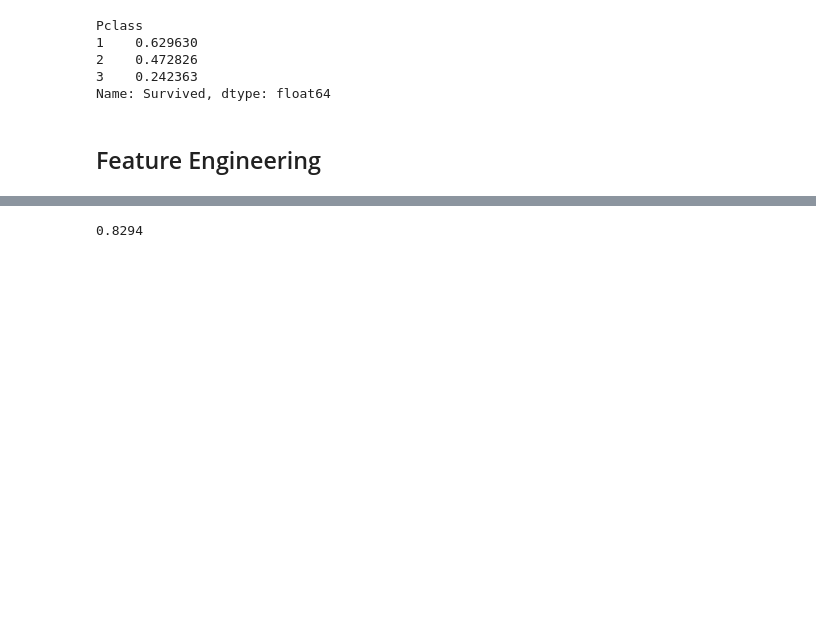
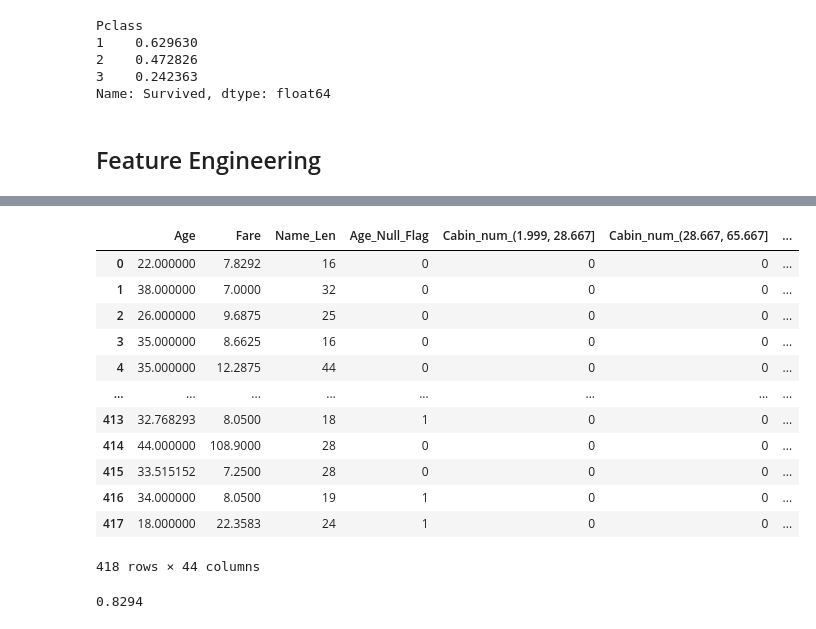
Before and after one commit to diegommezp28/yet-another-titanic-project, a Jupyter notebook: notebooks/model.ipynb, the cells around one changed output, grey strips where cells are left out. Drawn from its saved outputs; the diff is of its cells as text; code cells hidden in the pictures; blank space fills up the shorter version.

```diff
--- a/notebooks/model.ipynb
+++ b/notebooks/model.ipynb
@@ -234,3 +252,19 @@ train, test = drop(train, test)
+# %%
+test
+# %% [output]
+|  | Age | Fare | Name_Len | Age_Null_Flag | Cabin_num_(1.999, 28.667] | Cabin_num_(28.667, 65.667] | ... |
+| 0 | 22.000000 | 7.8292 | 16 | 0 | 0 | 0 | ... |
+| 1 | 38.000000 | 7.0000 | 32 | 0 | 0 | 0 | ... |
+| 2 | 26.000000 | 9.6875 | 25 | 0 | 0 | 0 | ... |
+| 3 | 35.000000 | 8.6625 | 16 | 0 | 0 | 0 | ... |
+| 4 | 35.000000 | 12.2875 | 44 | 0 | 0 | 0 | ... |
+| ... | ... | ... | ... | ... | ... | ... | ... |
+| 413 | 32.768293 | 8.0500 | 18 | 1 | 0 | 0 | ... |
+| 414 | 44.000000 | 108.9000 | 28 | 0 | 0 | 0 | ... |
+| 415 | 33.515152 | 7.2500 | 28 | 0 | 0 | 0 | ... |
+| 416 | 34.000000 | 8.0500 | 19 | 1 | 0 | 0 | ... |
+| 417 | 18.000000 | 22.3583 | 24 | 1 | 0 | 0 | ... |
+418 rows × 44 columns
 # %%
 from sklearn.ensemble import RandomForestClassifier
 
```
Also changed, not shown: parts of 3 cells of this notebook, 6 other files.
